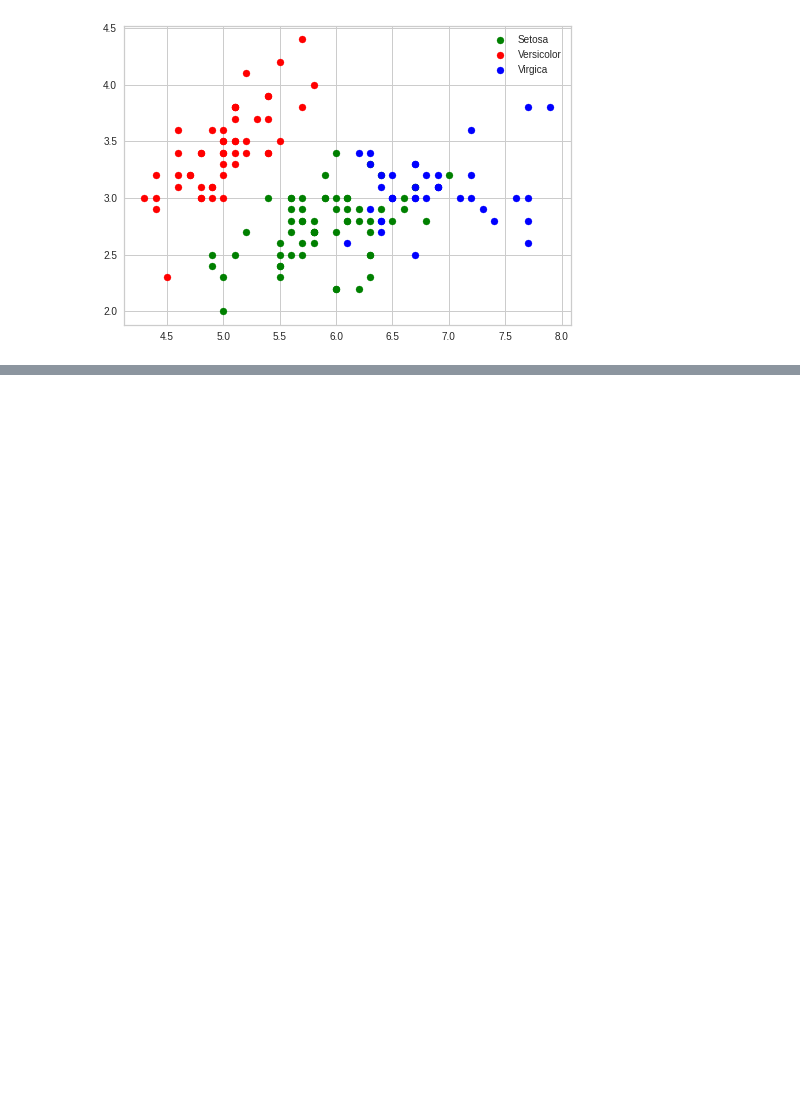
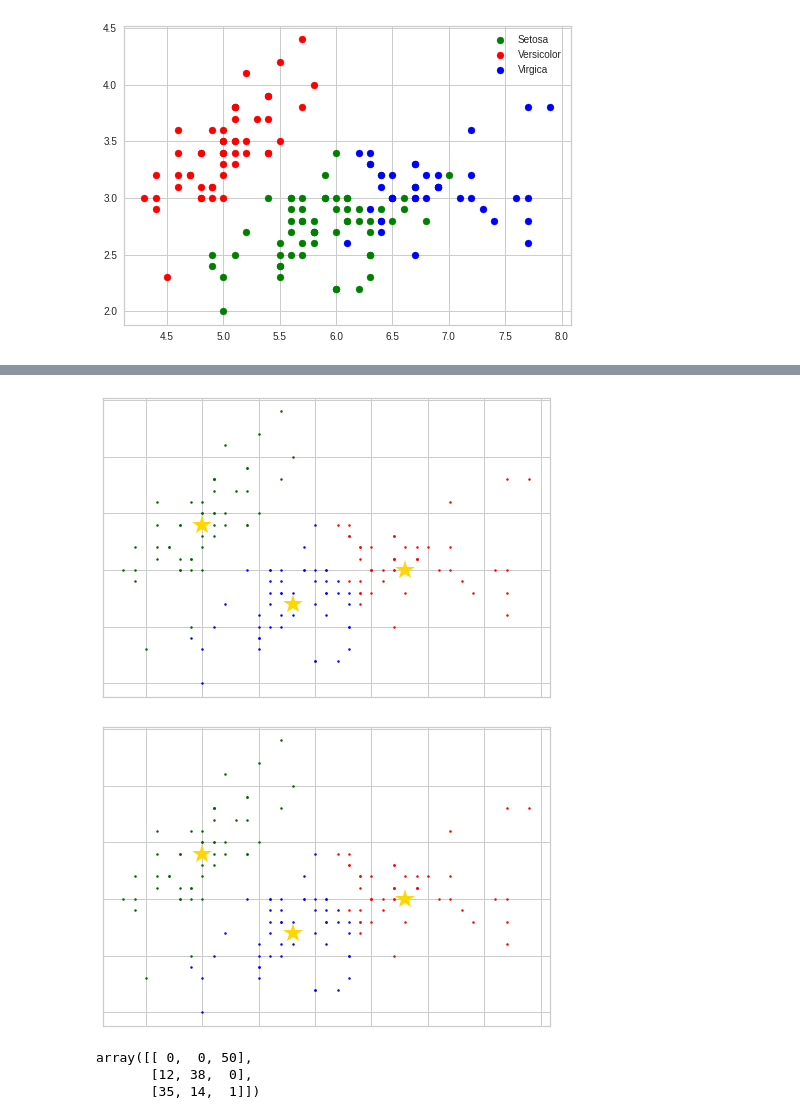
Before and after one commit to WandersonGustavo/Imersao_Alura, a Jupyter notebook: DataScience3.ipynb, the cells around one changed output, grey strips where cells are left out. Drawn from its saved outputs; the diff is of its cells as text; code cells hidden in the pictures; blank space fills up the shorter version.

```diff
--- a/DataScience3.ipynb
+++ b/DataScience3.ipynb
@@ -649,0 +677,3 @@ plt.legend()
+# %%
+# Carregamento da base de dados iris, que já está disponível no sklearn e coloca obj iris
+iris = datasets.load_iris()
@@ -649,0 +752,9 @@ plt.legend()
+# %%
+# Carregamento da base de dados
+iris = datasets.load_iris()
+# %%
+# Configuração dos parâmetros do k-medoids, utilizando somente as duas primeiras colunas da base de dados por causa da visualização apenas
+# 3, 12 e 20 são índices aleatórios de registros da base de dados (inicialização)
+cluster = kmedoids(iris.data[:, 0:2], [3, 12, 20])#mdoids definidos , sao os indices dos registros
+# Visualização dos pontos escolhidos (3, 12 e 20)
+cluster.get_medoids()
@@ -649,0 +763,7 @@ plt.legend()
+# %%
+# Aplicação do algoritmo para o agrupamento, obtenção dos grupo de cada registro e visualização dos medoides
+cluster.process()
+previsoes = cluster.get_clusters()
+medoides = cluster.get_medoids()
+#lista de 3 elementos, com os indices dos registros do cluster cada lista é um cluster ,cada indice é um dado
+previsoes
@@ -649,0 +788,9 @@ plt.legend()
+# %%
+# Visualização do agrupamento, grafico do cluster com os centoids com tds os dados das 2 primeiras cols
+v = cluster_visualizer()
+v.append_clusters(previsoes, iris.data[:,0:2])
+v.append_cluster(medoides, data = iris.data[:,0:2], marker = '*', markersize = 20)
+v.show()
+# %% [output]
+[figure, added]
+[figure, added]
@@ -649,0 +806,10 @@ plt.legend()
+# %%
+# Geração da matriz de contingência, comparando os grupos reais com os grupos previstos
+lista_previsoes = np.asarray(lista_previsoes)
+lista_real = np.asarray(lista_real)
+resultados = confusion_matrix(lista_real, lista_previsoes)
+resultados
+# %% [output]
+array([[ 0,  0, 50],
+       [12, 38,  0],
+       [35, 14,  1]])
```
Also changed, not shown: parts of 29 cells of this notebook.
